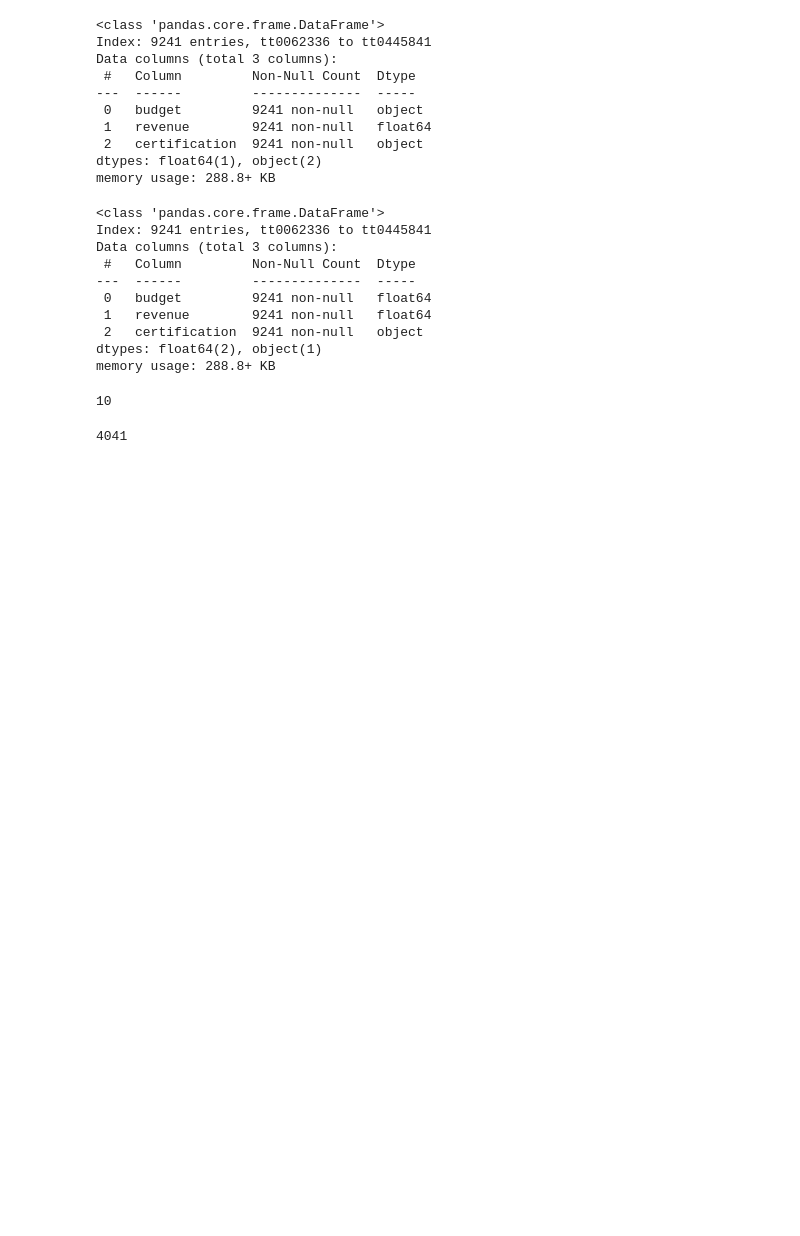
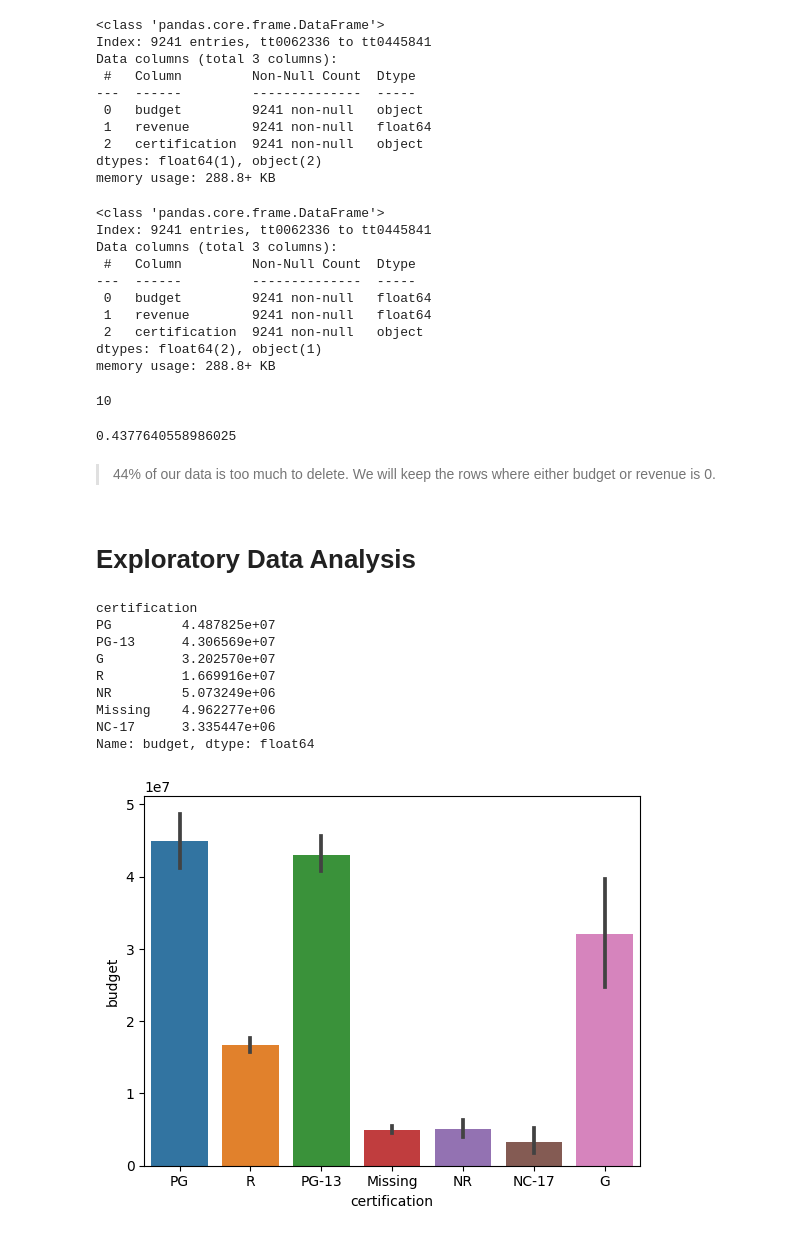
Before and after one commit to mvince33/imdb_predictions, a Jupyter notebook: linear_regression.ipynb, the cells around one changed output. Drawn from its saved outputs; the diff is of its cells as text; code cells hidden in the pictures; blank space fills up the shorter version.

```diff
--- a/linear_regression.ipynb
+++ b/linear_regression.ipynb
@@ -159,6 +159,25 @@ df = df[~filter]
 # %%
 # See how many values for budget or revenue are 0
 filter = (df['budget'] == 0) | (df['revenue'] == 0)
-len(df[filter])
+len(df[filter]) / df.shape[0]
 # %% [output]
-4041
+0.4377640558986025
+# %% [markdown]
+> 44% of our data is too much to delete. We will keep the rows where either budget or revenue is 0.
+# %% [markdown]
+# Exploratory Data Analysis
+# %%
+# Construct barplots for budget and certification
+sns.barplot(data = df, x = 'certification', y = 'budget');
+df.groupby(by = 'certification')['budget'].mean().sort_values(ascending = False)
+# %% [output]
+certification
+PG         4.487825e+07
+PG-13      4.306569e+07
+G          3.202570e+07
+R          1.669916e+07
+NR         5.073249e+06
+Missing    4.962277e+06
+NC-17      3.335447e+06
+Name: budget, dtype: float64
+[figure, added]
```
Also changed, not shown: parts of 2 cells of this notebook.
